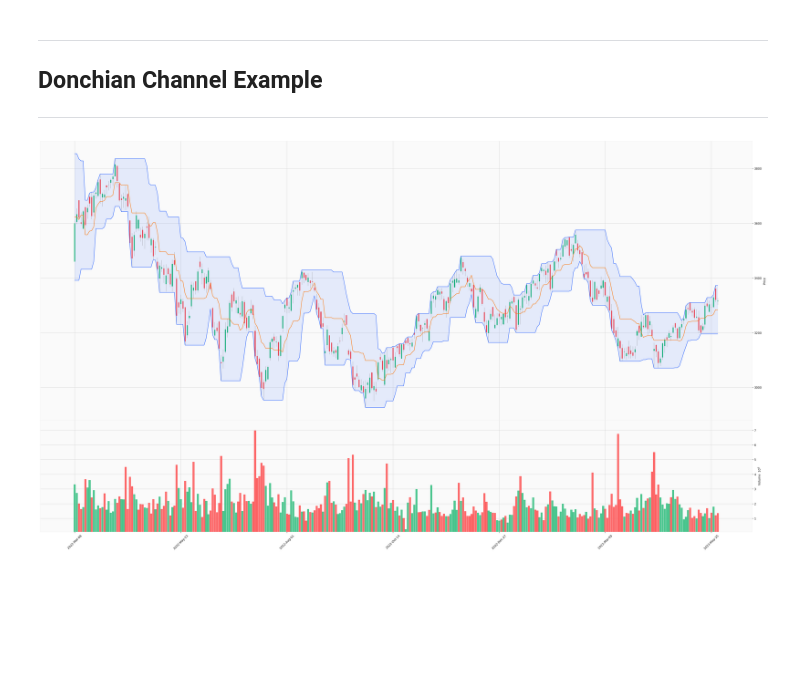
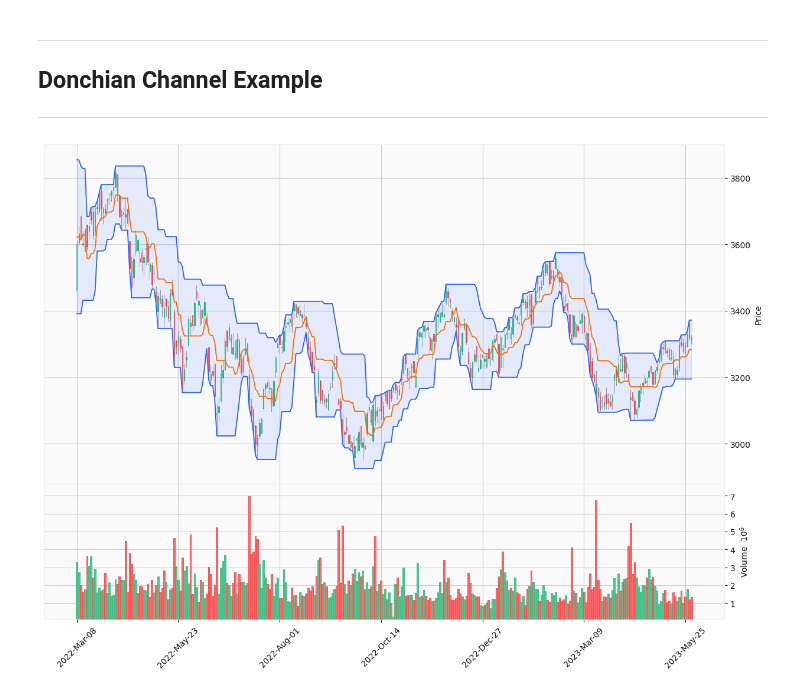
Before and after one commit to DanielGoldfarb/mplfinance, a Jupyter notebook: examples/Indicator_Donchian_Channel.ipynb, the cells around one changed output. Cells and saved outputs as stored; diff of their text form; code cells hidden in the pictures; blank space fills up the shorter version.

```diff
--- a/examples/Indicator_Donchian_Channel.ipynb
+++ b/examples/Indicator_Donchian_Channel.ipynb
@@ -31,11 +31,11 @@ apds = [mpf.make_addplot(DCU,color='#2962FF',panel=0,),
 # %%
 mpf.plot(df,
          volume=True,
          type="candle",
          fill_between=dict(y1=DCU.values,y2=DCL.values,alpha=0.1,color='#2962FF'),
          style="yahoo",
          addplot=apds,
-         figsize=(46,26)
+         figscale=2
         )
 # %% [output]
-[figure, old version]
+[figure, new version]
```
Also changed, not shown: 2 other files.
